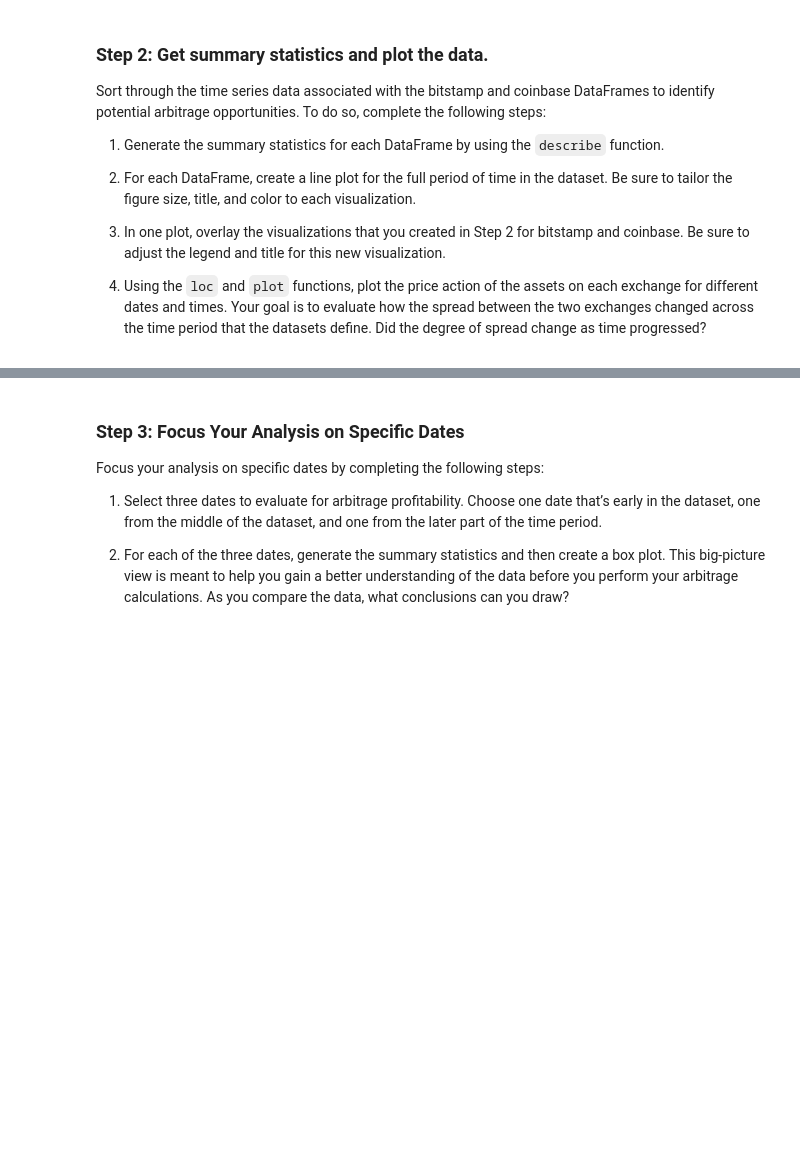
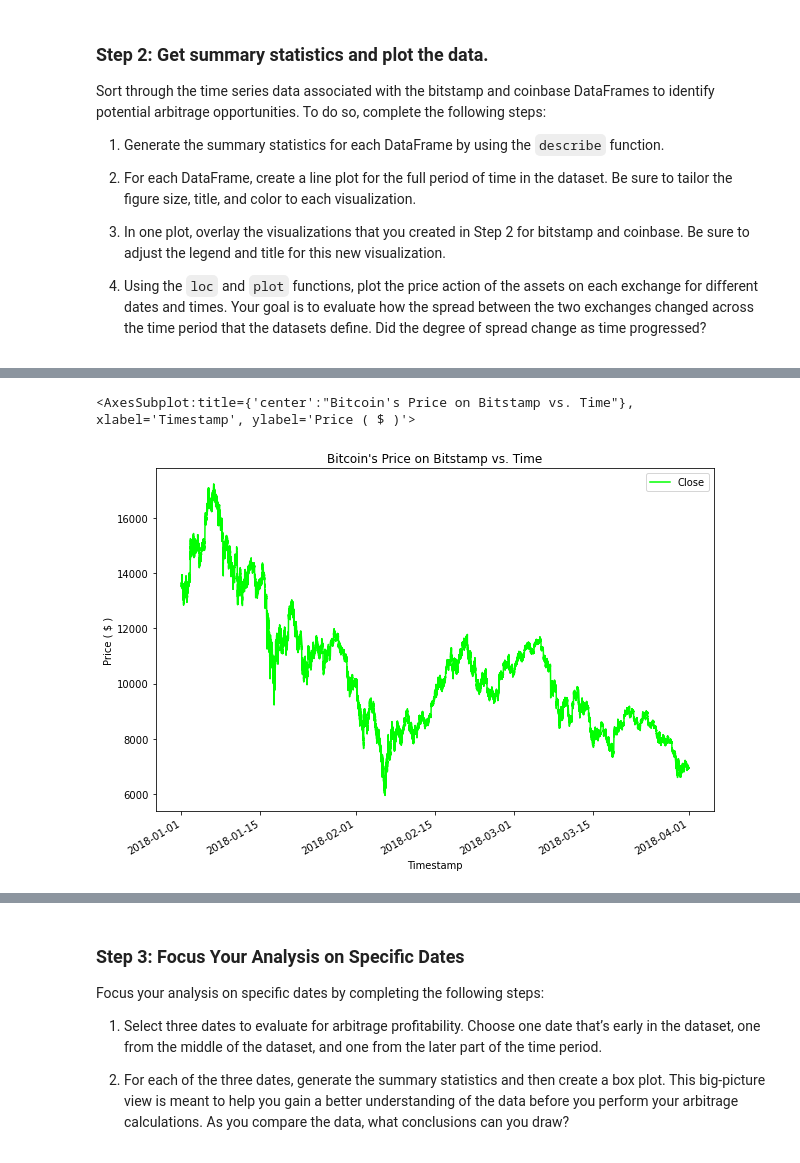
Before and after one commit to Noah-Saleh/3rd_Challenge, a Jupyter notebook: crypto_arbitrage.ipynb, the cells around one changed output, grey strips where cells are left out. Saved outputs shown, nothing was run; the diff lists cells and outputs as text; code cells hidden in the pictures; blank space fills up the shorter version.

Commit message:
Completed steps 1 & 2 of 'Analyzing the Data' section.

```diff
--- a/crypto_arbitrage.ipynb
+++ b/crypto_arbitrage.ipynb
@@ -374,8 +375,12 @@ Select the data you want to analyze. Use `loc` or `iloc` to select the following
 * Close
 # %%
 # Use loc or iloc to select `Timestamp (the index)` and `Close` from bitstamp DataFrame
-bitstamp_sliced = # YOUR CODE HERE
+# YOUR CODE HERE
+
+bitstamp_sliced = pd.DataFrame(bitstamp.loc[:,["Close"]])
 
 # Review the first five rows of the DataFrame
 # YOUR CODE HERE
+
+bitstamp_sliced.head()
 # %% [output]
@@ -407,7 +454,18 @@ Sort through the time series data associated with the bitstamp and coinbase Data
 # %%
 # Create a line plot for the bitstamp DataFrame for the full length of time in the dataset
 # Be sure that the figure size, title, and color are tailored to each visualization
 # YOUR CODE HERE
+
+bitstamp_sliced.plot (
+                       figsize = (10,7)                                 ,
+                       kind    = "line"                                 ,
+                       title   = "Bitcoin's Price on Bitstamp vs. Time" ,
+                       ylabel  = "Price ( $ )"                          ,
+                       color   = "lime"                                 ,
+                     )
+# %% [output]
+<AxesSubplot:title={'center':"Bitcoin's Price on Bitstamp vs. Time"}, xlabel='Timestamp', ylabel='Price ( $ )'>
+[figure, added]
 # %%
 # Create a line plot for the coinbase DataFrame for the full length of time in the dataset
 # Be sure that the figure size, title, and color are tailored to each visualization
```
Also changed, not shown: parts of 12 cells of this notebook.
